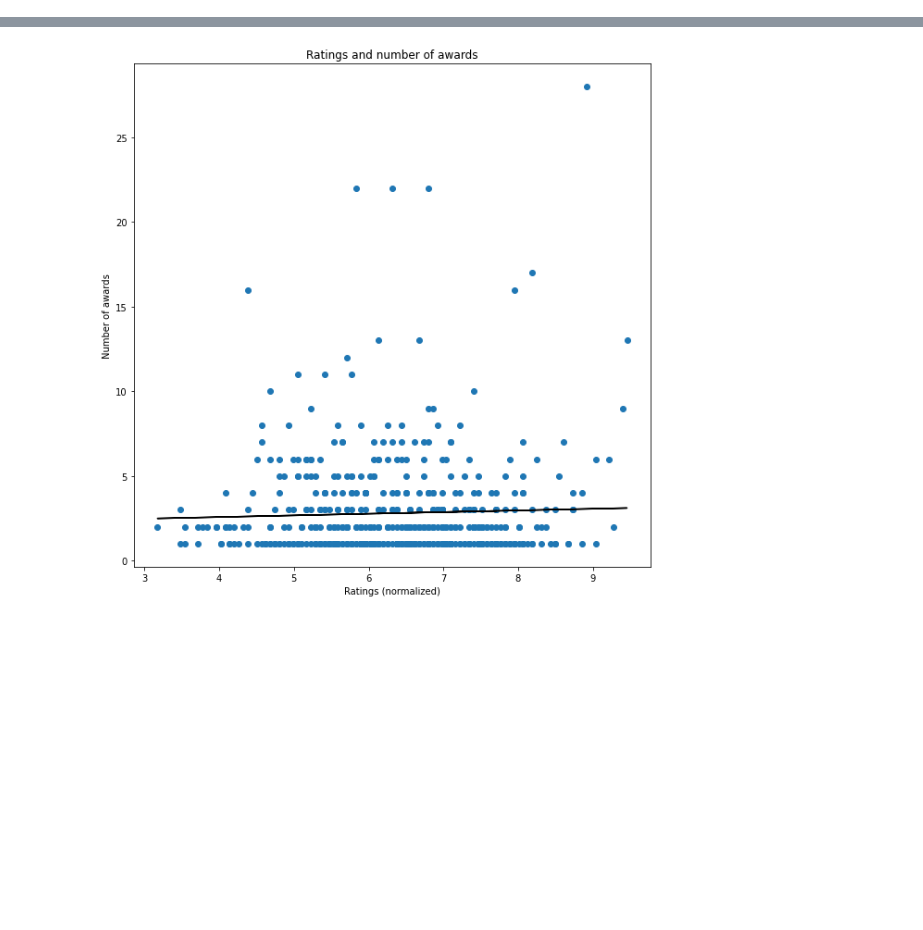
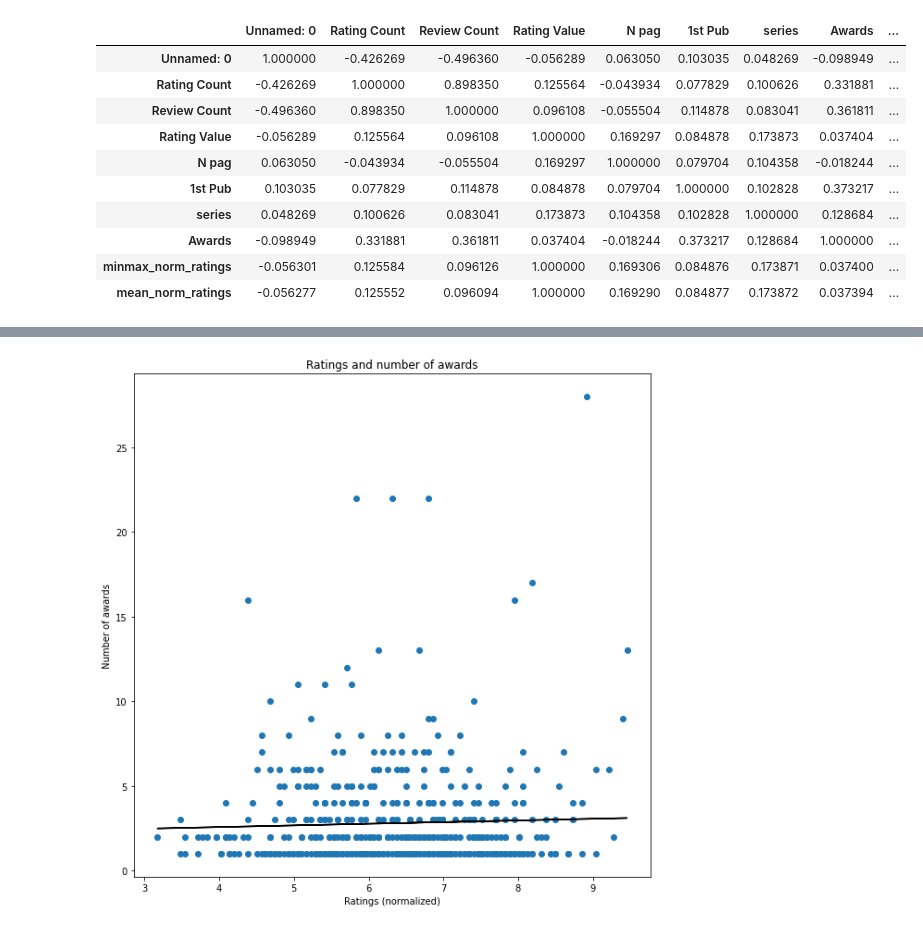
Before and after one commit to lorenzodemiri/Project_Snape, a Jupyter notebook: visualization_luca.ipynb, the cells around one changed output, grey strips where cells are left out. Cells and saved outputs as stored; diff of their text form; code cells hidden in the pictures; blank space fills up the shorter version.

```diff
--- a/visualization_luca.ipynb
+++ b/visualization_luca.ipynb
@@ -30,3 +30,20 @@ df_sampled.head()
+# %%
+# creating a correlation table for every column in the dataframe
+
+correlation_table = df.corr()
+correlation_table
+# %% [output]
+|  | Unnamed: 0 | Rating Count | Review Count | Rating Value | N pag | 1st Pub | series | Awards | ... |
+| Unnamed: 0 | 1.000000 | -0.426269 | -0.496360 | -0.056289 | 0.063050 | 0.103035 | 0.048269 | -0.098949 | ... |
+| Rating Count | -0.426269 | 1.000000 | 0.898350 | 0.125564 | -0.043934 | 0.077829 | 0.100626 | 0.331881 | ... |
+| Review Count | -0.496360 | 0.898350 | 1.000000 | 0.096108 | -0.055504 | 0.114878 | 0.083041 | 0.361811 | ... |
+| Rating Value | -0.056289 | 0.125564 | 0.096108 | 1.000000 | 0.169297 | 0.084878 | 0.173873 | 0.037404 | ... |
+| N pag | 0.063050 | -0.043934 | -0.055504 | 0.169297 | 1.000000 | 0.079704 | 0.104358 | -0.018244 | ... |
+| 1st Pub | 0.103035 | 0.077829 | 0.114878 | 0.084878 | 0.079704 | 1.000000 | 0.102828 | 0.373217 | ... |
+| series | 0.048269 | 0.100626 | 0.083041 | 0.173873 | 0.104358 | 0.102828 | 1.000000 | 0.128684 | ... |
+| Awards | -0.098949 | 0.331881 | 0.361811 | 0.037404 | -0.018244 | 0.373217 | 0.128684 | 1.000000 | ... |
+| minmax_norm_ratings | -0.056301 | 0.125584 | 0.096126 | 1.000000 | 0.169306 | 0.084876 | 0.173871 | 0.037400 | ... |
+| mean_norm_ratings | -0.056277 | 0.125552 | 0.096094 | 1.000000 | 0.169290 | 0.084877 | 0.173872 | 0.037394 | ... |
 # %%
 # creating scatter plot of pages and number of ratings
 plt.figure(figsize=(10,10))
```
Also changed, not shown: parts of 7 cells of this notebook, 2 other files.
